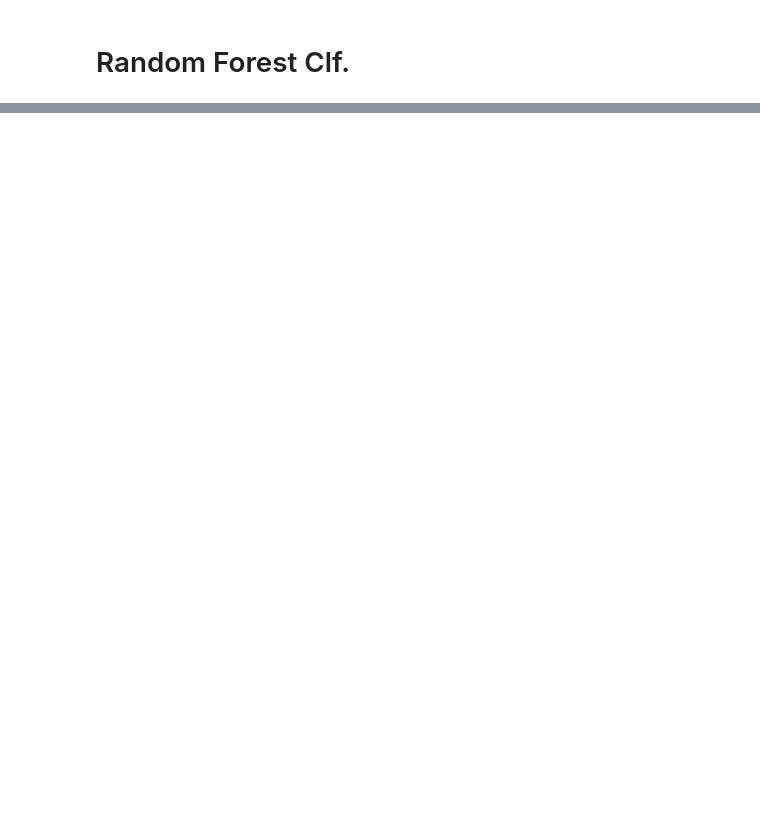
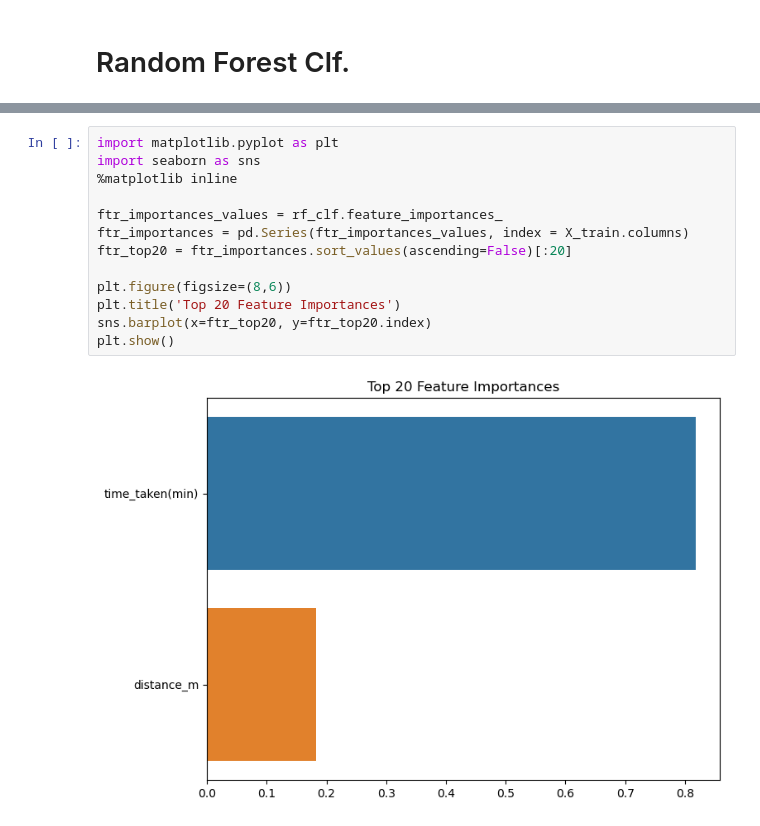
Before and after one commit to dkim949/tree_tutorial, a Jupyter notebook: notebooks/sample.ipynb, the cells around one changed output, grey strips where cells are left out. Drawn from its saved outputs; the diff is of its cells as text; blank space fills up the shorter version.

```diff
--- a/notebooks/sample.ipynb
+++ b/notebooks/sample.ipynb
@@ -14,0 +282,15 @@ clf.fit(X_train, y_train)
+# %%
+import matplotlib.pyplot as plt
+import seaborn as sns
+%matplotlib inline
+
+ftr_importances_values = rf_clf.feature_importances_
+ftr_importances = pd.Series(ftr_importances_values, index = X_train.columns)
+ftr_top20 = ftr_importances.sort_values(ascending=False)[:20]
+
+plt.figure(figsize=(8,6))
+plt.title('Top 20 Feature Importances')
+sns.barplot(x=ftr_top20, y=ftr_top20.index)
+plt.show()
+# %% [output]
+[figure, added]
```
Also changed, not shown: parts of 31 cells of this notebook, 4 other files.
